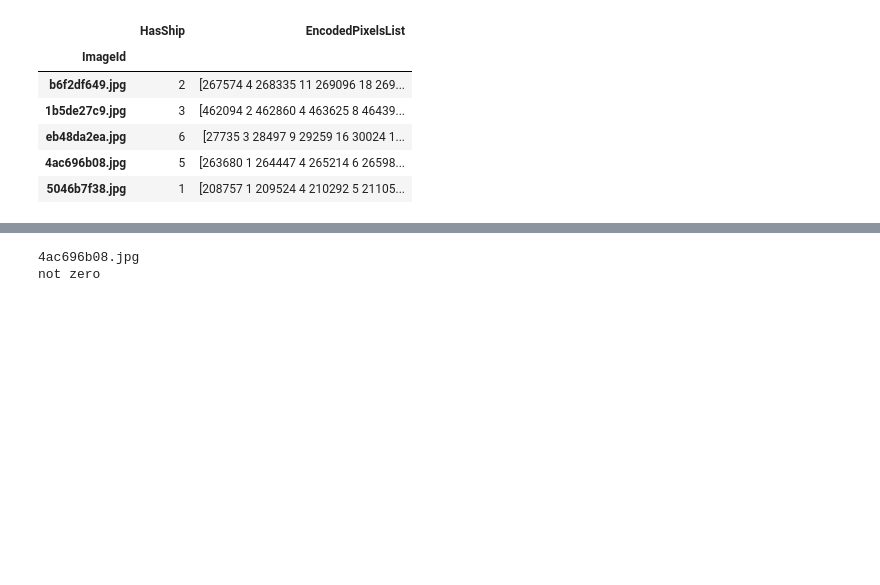
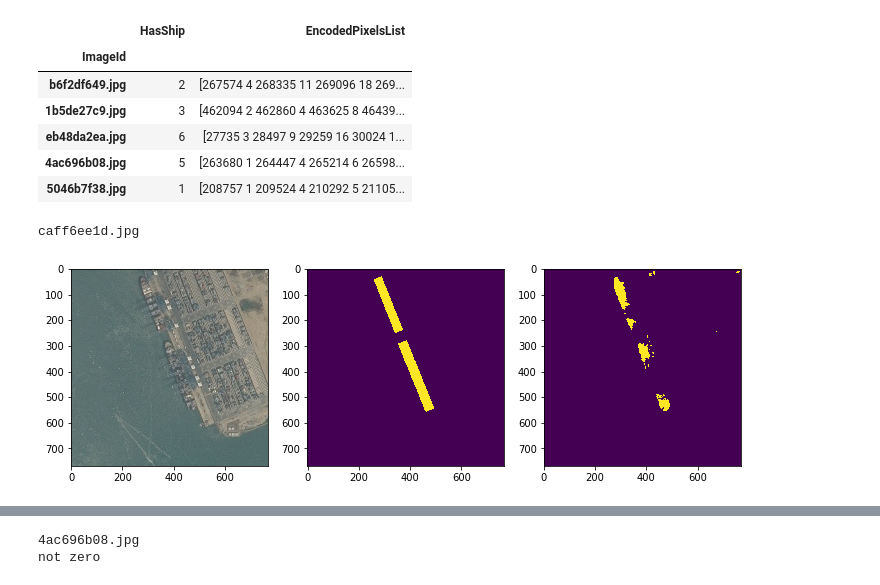
Before and after one commit to zhengrui315/Kaggle-Airbus-Ship-Detection, a Jupyter notebook: debug.ipynb, the cells around one changed output, grey strips where cells are left out. Cells and saved outputs as stored; diff of their text form; code cells hidden in the pictures; blank space fills up the shorter version.

```diff
--- a/debug.ipynb
+++ b/debug.ipynb
@@ -11,0 +29,15 @@ model = airbus_model()
+# %%
+train_ids, valid_ids = train_test_split(label_df.index.values, train_size=0.8,
+                                        stratify=label_df['HasShip'].values, random_state=99)
+# train_df = label_df.loc[train_ids]
+valid_df = label_df.loc[valid_ids]
+batch_size = 16
+data_folder = os.path.join(os.getcwd(), '../data/train')
+
+data_generator = batch_gen(data_folder, valid_df, batch_size, is_training=False, augment=False)
+num_examples = (valid_df.shape[0] // batch_size) * batch_size
+total_loss_bce = 0
+total_loss_dice = 0
+total_acc = 0
+total_iou = [0,0,0,0,0]
+next(data_generator)
@@ -11,0 +62,3 @@ model = airbus_model()
+# %%
+X_batch, y_batch = next(data_generator)
+loss_bce, loss_dice, accuracy_val, iou_val = sess.run([bce_loss, dice_loss, accuracy, iou], feed_dict={x_holder: X_batch, y_holder: y_batch})
@@ -11,0 +69,11 @@ model = airbus_model()
+# %%
+for _ in tqdm(range(0, num_examples, batch_size)):
+    X_batch, y_batch = next(data_generator)
+    loss_bce, loss_dice, accuracy_val, iou_val = sess.run([bce_loss, dice_loss, accuracy, iou],
+                                        feed_dict={x_holder: X_batch, y_holder: y_batch})
+    total_loss_bce += loss_bce
+    total_loss_dice += loss_dice
+    total_acc += accuracy_val
+    total_iou = [total_iou[i] + iou_val[i] for i in range(len(iou_val))]
+print(total_loss_bce / (num_examples / batch_size), total_loss_dice / (num_examples / batch_size), total_acc / (num_examples / batch_size), [x / (
+num_examples / batch_size) for x in total_iou])
@@ -21,3 +105,22 @@ label_df.head()
 | eb48da2ea.jpg | 6 | [27735 3 28497 9 29259 16 30024 1... |
 | 4ac696b08.jpg | 5 | [263680 1 264447 4 265214 6 26598... |
 | 5046b7f38.jpg | 1 | [208757 1 209524 4 210292 5 21105... |
+# %%
+img_name = label_df.index[6]
+print(img_name)
+img_x = plt.imread(os.path.join(data_folder,img_name))
+img_x = img_x[np.newaxis,:]
+if label_df.loc[img_name, 'HasShip'] == 0:
+    img_y = rle_decode_all([])
+else:
+    img_y = rle_decode_all(label_df.loc[img_name,'EncodedPixelsList'])
+img_z = sess.run(pixel_pred, feed_dict={x_holder:img_x/255.0})
+
+_, axes = plt.subplots(1,3,figsize=(12,6))
+axes[0].imshow(np.squeeze(img_x))
+axes[1].imshow(img_y)
+axes[2].imshow(np.squeeze(img_z))
+plt.show()
+# %% [output]
+caff6ee1d.jpg
+[figure, added]
```
Also changed, not shown: parts of 18 cells of this notebook, 9 other files.
